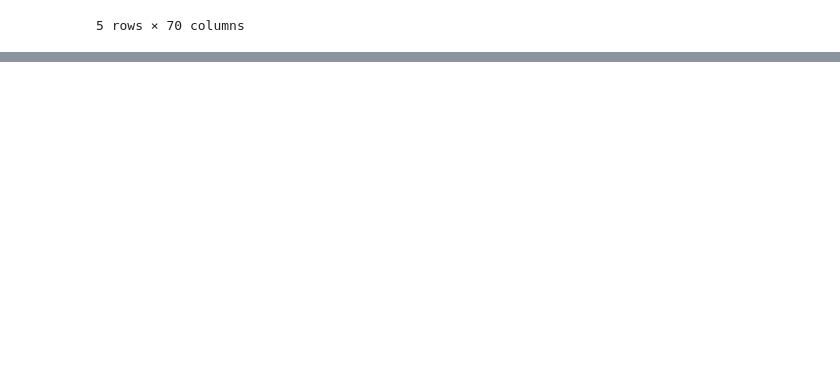
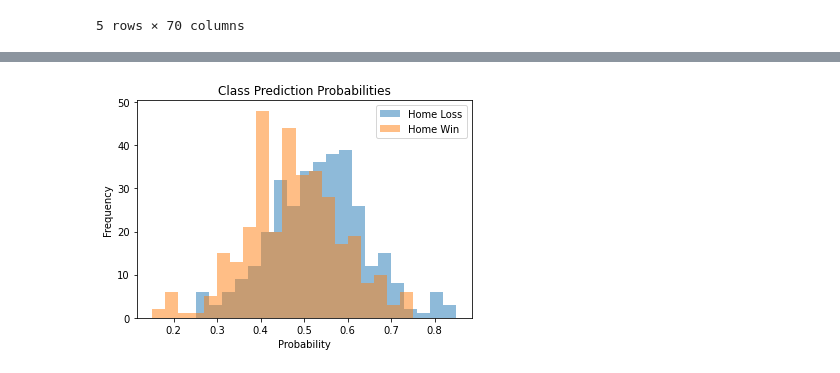
Before and after one commit to kcelebi/euro-football-officials-ML, a Jupyter notebook: pysrc/RF_final.ipynb, the cells around one changed output, grey strips where cells are left out. Drawn from its saved outputs; the diff is of its cells as text; code cells hidden in the pictures; blank space fills up the shorter version.

```diff
--- a/pysrc/RF_final.ipynb
+++ b/pysrc/RF_final.ipynb
@@ -45,0 +53,11 @@ CM()
+# %%
+plt.hist(clf['rf'].predict_proba(X_test.values)[:, 0], alpha = 0.5, bins = 20)
+plt.hist(clf['rf'].predict_proba(X_test.values)[:, 1], alpha = 0.5, bins = 20)
+plt.legend(labels = ['Home Loss', 'Home Win'])
+plt.title('Class Prediction Probabilities')
+plt.xlabel('Probability')
+plt.ylabel('Frequency')
+plt.savefig('rf_class_probs.png', dpi = 200)
+plt.show()
+# %% [output]
+[figure, added]
```
Also changed, not shown: parts of 5 cells of this notebook, 1 other file.
